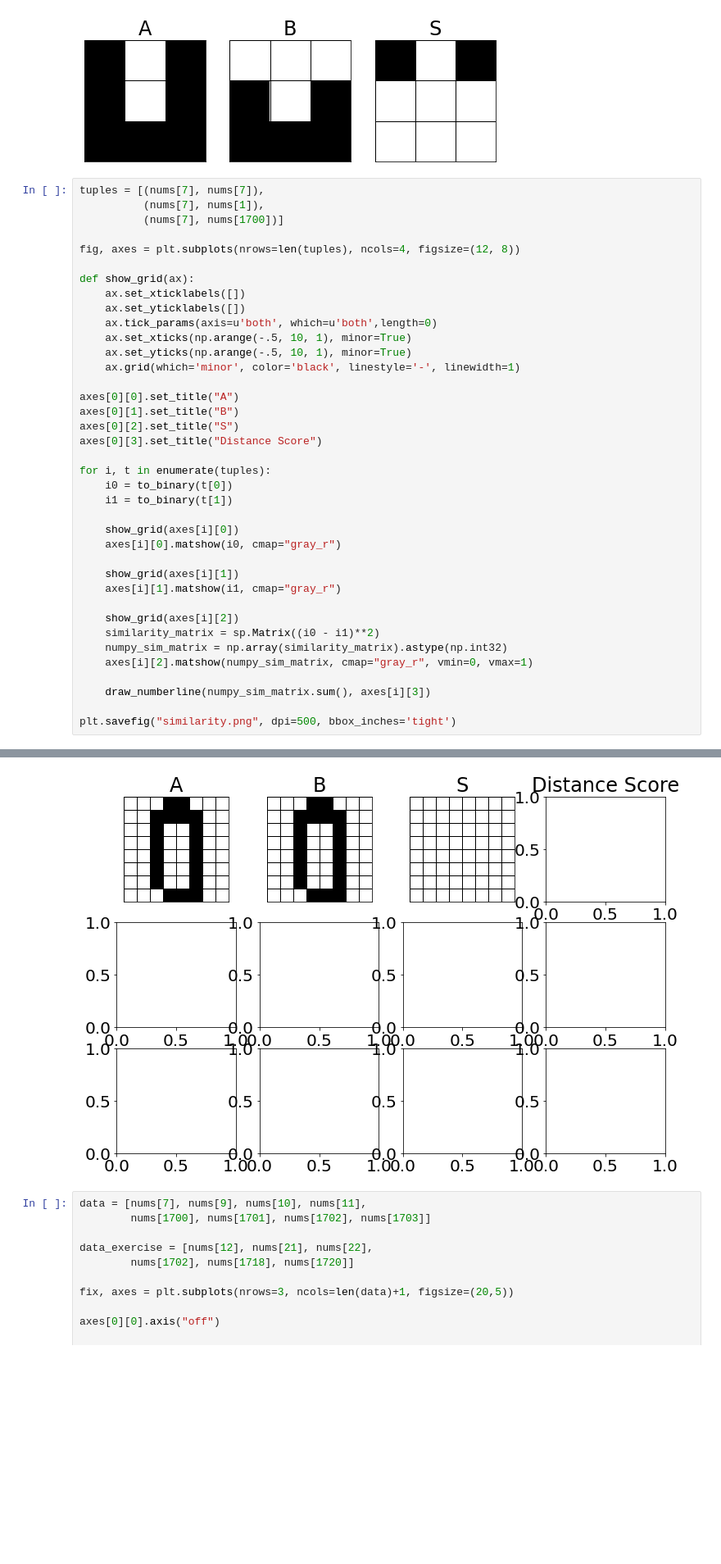
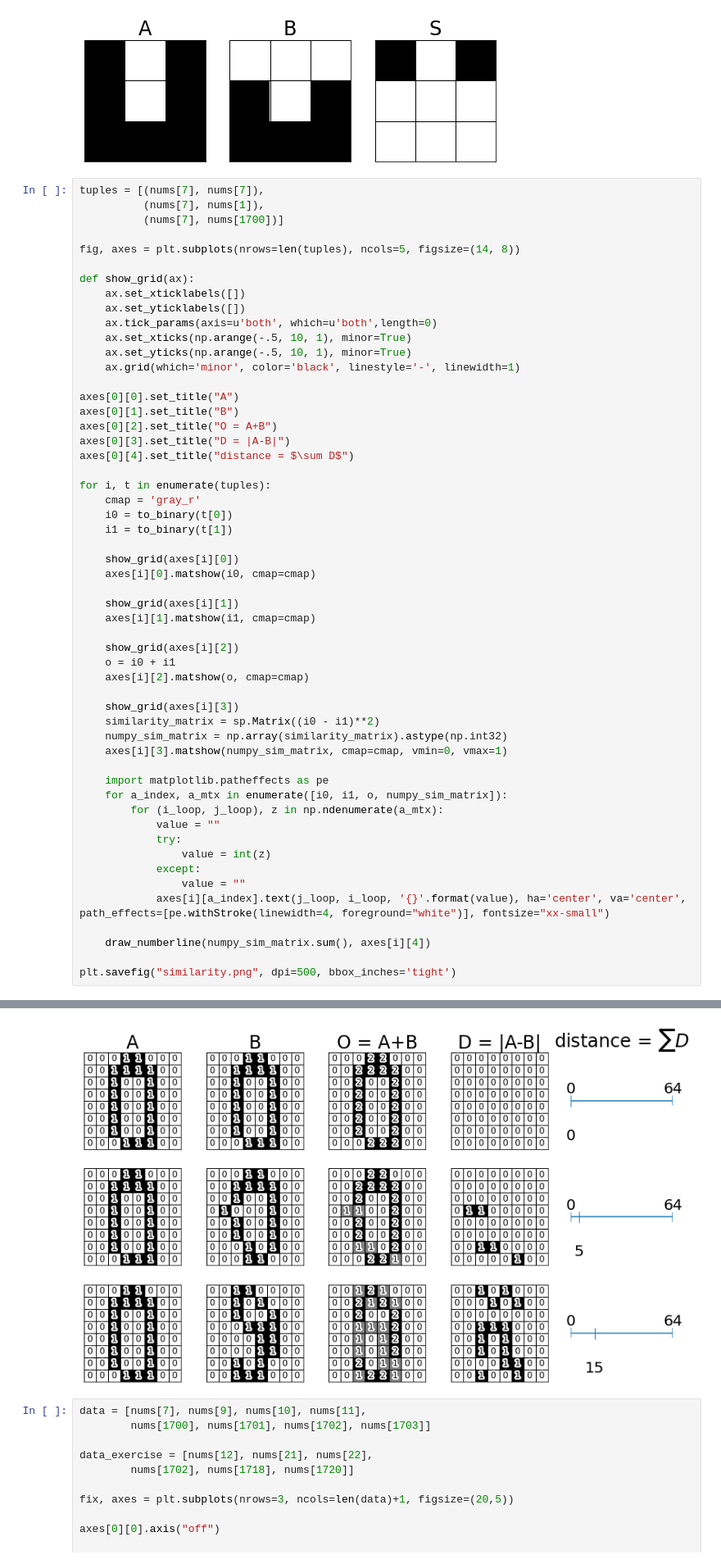
Before and after one commit to rkeulemans/exercise_public, a Jupyter notebook: mnist_knn_tutorial.ipynb, the cells around one changed output, grey strips where cells are left out. Shown at 82% size. Saved outputs shown, nothing was run; the diff lists cells and outputs as text; blank space fills up the shorter version.

Commit message:
add overlay matrix

```diff
--- a/mnist_knn_tutorial.ipynb
+++ b/mnist_knn_tutorial.ipynb
@@ -478,7 +478,7 @@ tuples = [(nums[7], nums[7]),
           (nums[7], nums[1]),
           (nums[7], nums[1700])]
 
-fig, axes = plt.subplots(nrows=len(tuples), ncols=4, figsize=(12, 8))
+fig, axes = plt.subplots(nrows=len(tuples), ncols=5, figsize=(14, 8))
 
 def show_grid(ax):
     ax.set_xticklabels([])
@@ -490,25 +490,41 @@ def show_grid(ax):
 
 axes[0][0].set_title("A")
 axes[0][1].set_title("B")
-axes[0][2].set_title("S")
-axes[0][3].set_title("Distance Score")
+axes[0][2].set_title("O = A+B")
+axes[0][3].set_title("D = |A-B|")
+axes[0][4].set_title("distance = $\sum D$")
 
 for i, t in enumerate(tuples):
+    cmap = 'gray_r'
     i0 = to_binary(t[0])
     i1 = to_binary(t[1])
 
     show_grid(axes[i][0])
-    axes[i][0].matshow(i0, cmap="gray_r")
+    axes[i][0].matshow(i0, cmap=cmap)
 
     show_grid(axes[i][1])
-    axes[i][1].matshow(i1, cmap="gray_r")
+    axes[i][1].matshow(i1, cmap=cmap)
 
     show_grid(axes[i][2])
+    o = i0 + i1
+    axes[i][2].matshow(o, cmap=cmap)
+
+    show_grid(axes[i][3])
     similarity_matrix = sp.Matrix((i0 - i1)**2)
     numpy_sim_matrix = np.array(similarity_matrix).astype(np.int32)
-    axes[i][2].matshow(numpy_sim_matrix, cmap="gray_r", vmin=0, vmax=1)
+    axes[i][3].matshow(numpy_sim_matrix, cmap=cmap, vmin=0, vmax=1)
 
-    draw_numberline(numpy_sim_matrix.sum(), axes[i][3])
+    import matplotlib.patheffects as pe
+    for a_index, a_mtx in enumerate([i0, i1, o, numpy_sim_matrix]):
+        for (i_loop, j_loop), z in np.ndenumerate(a_mtx):
+            value = ""
+            try:
+                value = int(z)
+            except:
+                value = ""
+            axes[i][a_index].text(j_loop, i_loop, '{}'.format(value), ha='center', va='center', path_effects=[pe.withStroke(linewidth=4, foreground="white")], fontsize="xx-small")
+
+    draw_numberline(numpy_sim_matrix.sum(), axes[i][4])
 
 plt.savefig("similarity.png", dpi=500, bbox_inches='tight')
 # %% [output]
@@ -516,4 +531,4 @@ NameError: name 'draw_numberline' is not defined
-[figure, old version]
+[figure, new version]
 # %%
 data = [nums[7], nums[9], nums[10], nums[11],
         nums[1700], nums[1701], nums[1702], nums[1703]]
```
Also changed, not shown: parts of 1 cell of this notebook, 2 other files.
